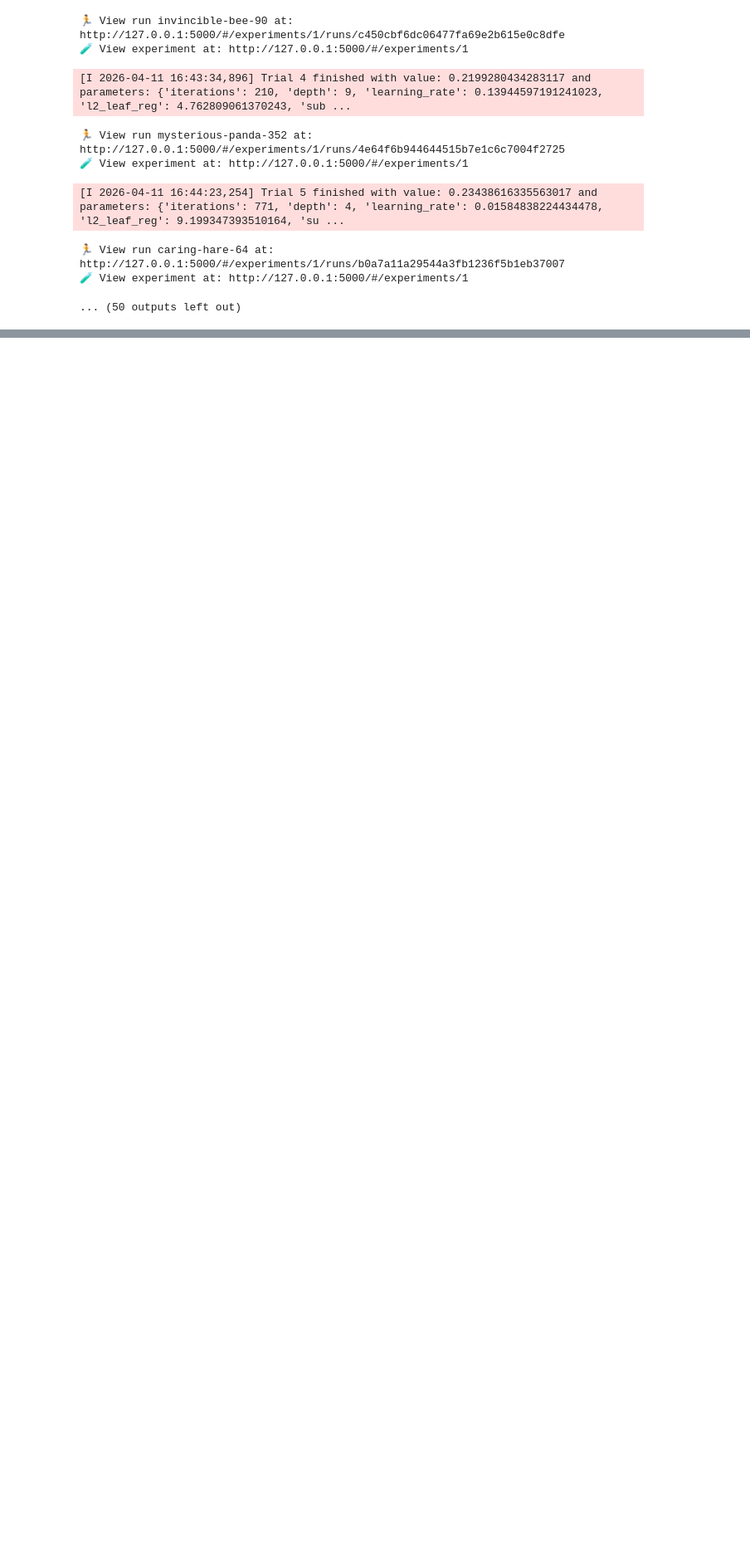
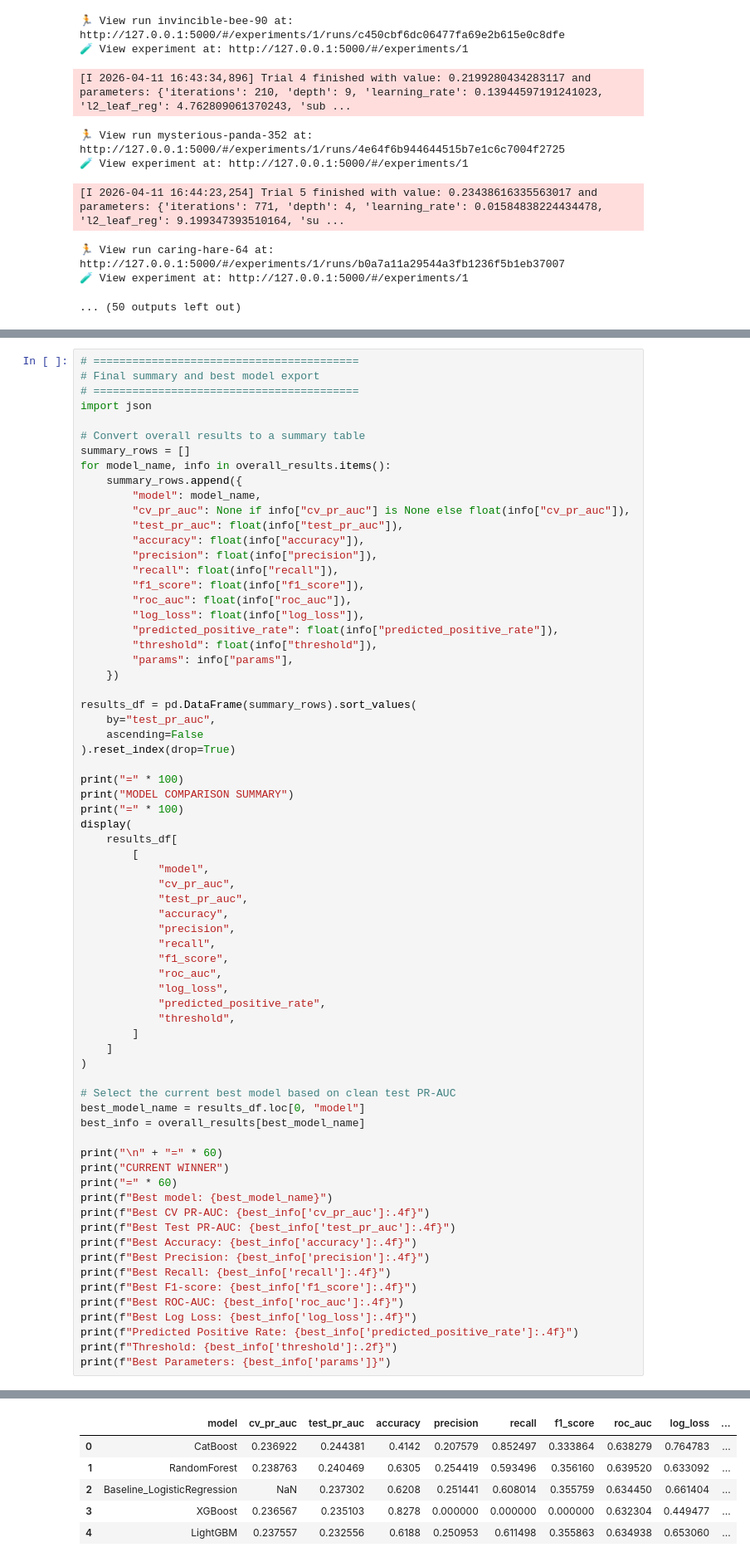
Before and after one commit to thuhang012/mlops-customer-churn, a Jupyter notebook: notebooks/02_experiment.ipynb, the cells around one changed output, grey strips where cells are left out. Shown at 83% size. Cells and saved outputs as stored; diff of their text form; blank space fills up the shorter version.

```diff
--- a/notebooks/02_experiment.ipynb
+++ b/notebooks/02_experiment.ipynb
@@ -804,0 +732,70 @@ recall_priority_df.head(10)
+# %%
+# =========================================
+# Final summary and best model export
+# =========================================
+import json
+
+# Convert overall results to a summary table
+summary_rows = []
+for model_name, info in overall_results.items():
+    summary_rows.append({
+        "model": model_name,
+        "cv_pr_auc": None if info["cv_pr_auc"] is None else float(info["cv_pr_auc"]),
+        "test_pr_auc": float(info["test_pr_auc"]),
+        "accuracy": float(info["accuracy"]),
+        "precision": float(info["precision"]),
+        "recall": float(info["recall"]),
+        "f1_score": float(info["f1_score"]),
+        "roc_auc": float(info["roc_auc"]),
+        "log_loss": float(info["log_loss"]),
+        "predicted_positive_rate": float(info["predicted_positive_rate"]),
+        "threshold": float(info["threshold"]),
+        "params": info["params"],
+    })
+
+results_df = pd.DataFrame(summary_rows).sort_values(
+    by="test_pr_auc",
+    ascending=False
+).reset_index(drop=True)
+
+print("=" * 100)
+print("MODEL COMPARISON SUMMARY")
+print("=" * 100)
+display(
+    results_df[
+        [
+            "model",
+            "cv_pr_auc",
+            "test_pr_auc",
+            "accuracy",
+            "precision",
+            "recall",
+            "f1_score",
+            "roc_auc",
+            "log_loss",
+            "predicted_positive_rate",
+            "threshold",
+        ]
+    ]
+)
+
+# Select the current best model based on clean test PR-AUC
+best_model_name = results_df.loc[0, "model"]
+best_info = overall_results[best_model_name]
+
+print("\n" + "=" * 60)
+print("CURRENT WINNER")
+print("=" * 60)
+print(f"Best model: {best_model_name}")
+print(f"Best CV PR-AUC: {best_info['cv_pr_auc']:.4f}")
+print(f"Best Test PR-AUC: {best_info['test_pr_auc']:.4f}")
+print(f"Best Accuracy: {best_info['accuracy']:.4f}")
+print(f"Best Precision: {best_info['precision']:.4f}")
+print(f"Best Recall: {best_info['recall']:.4f}")
+print(f"Best F1-score: {best_info['f1_score']:.4f}")
+print(f"Best ROC-AUC: {best_info['roc_auc']:.4f}")
+print(f"Best Log Loss: {best_info['log_loss']:.4f}")
+print(f"Predicted Positive Rate: {best_info['predicted_positive_rate']:.4f}")
+print(f"Threshold: {best_info['threshold']:.2f}")
+print(f"Best Parameters: {best_info['params']}")
+# %% [output]
@@ -804,0 +805,6 @@ recall_priority_df.head(10)
+|  | model | cv_pr_auc | test_pr_auc | accuracy | precision | recall | f1_score | roc_auc | log_loss | ... |
+| 0 | CatBoost | 0.236922 | 0.244381 | 0.4142 | 0.207579 | 0.852497 | 0.333864 | 0.638279 | 0.764783 | ... |
+| 1 | RandomForest | 0.238763 | 0.240469 | 0.6305 | 0.254419 | 0.593496 | 0.356160 | 0.639520 | 0.633092 | ... |
+| 2 | Baseline_LogisticRegression | NaN | 0.237302 | 0.6208 | 0.251441 | 0.608014 | 0.355759 | 0.634450 | 0.661404 | ... |
+| 3 | XGBoost | 0.236567 | 0.235103 | 0.8278 | 0.000000 | 0.000000 | 0.000000 | 0.632304 | 0.449477 | ... |
+| 4 | LightGBM | 0.237557 | 0.232556 | 0.6188 | 0.250953 | 0.611498 | 0.355863 | 0.634938 | 0.653060 | ... |
```
Also changed, not shown: parts of 17 cells of this notebook, 2 other files.
